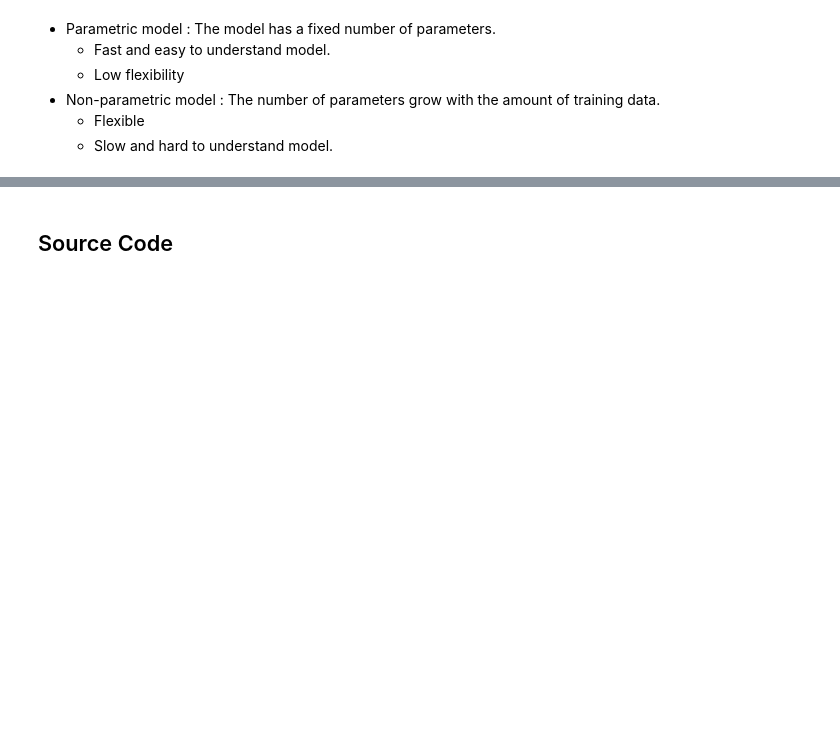
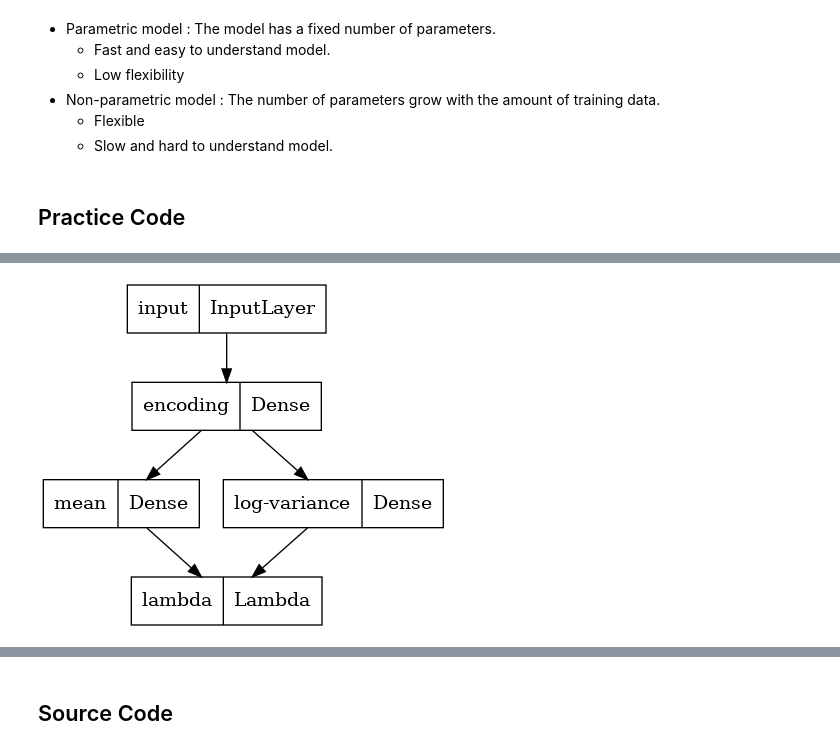
Before and after one commit to drmoon-1st/Paper-Review, a Jupyter notebook: Generative Adversarial Nets/Generative Adversarial Nets.ipynb, the cells around one changed output, grey strips where cells are left out. Drawn from its saved outputs; the diff is of its cells as text; code cells hidden in the pictures; blank space fills up the shorter version.

```diff
--- a/Generative Adversarial Nets/Generative Adversarial Nets.ipynb
+++ b/Generative Adversarial Nets/Generative Adversarial Nets.ipynb
@@ -52,3 +52,5 @@
 * Non-parametric model : The number of parameters grow with the amount of training data.
     * Flexible
     * Slow and hard to understand model.
+# %% [markdown]
+## Practice Code
@@ -54,0 +74,22 @@
+# %%
+batch_size = 100
+original_dim = 784
+latent_dim = 2
+intermediate_dim = 256
+epochs = 50
+epsilon_std = 1.0
+# %%
+def sampling(args: tuple):
+    z_mean, z_log_var = args
+    epsilon = K.random_normal(shape=(K.shape(z_mean)[0], latent_dim), mean=0., stddev=epsilon_std)
+    return z_mean + K.exp(z_log_var / 2) * epsilon
+# %%
+x = Input(shape=(original_dim,), name="input")
+h = Dense(intermediate_dim, activation='relu', name="encoding")(x)
+z_mean = Dense(latent_dim, name="mean")(h)
+z_log_var = Dense(latent_dim, name="log-variance")(h)
+z = Lambda(sampling, output_shape=(latent_dim,))([z_mean, z_log_var])
+encoder = Model(x, [z_mean, z_log_var, z], name="encoder")
+# encoder.summary()
+plot_model(encoder)
+# %% [output]
@@ -54,0 +108 @@
+[figure, added]
```
Also changed, not shown: parts of 10 cells of this notebook.
